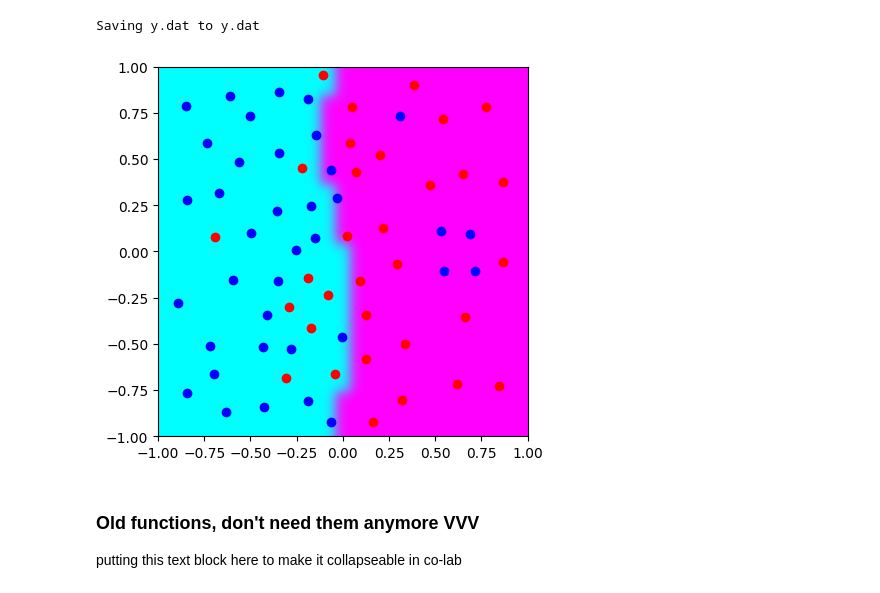
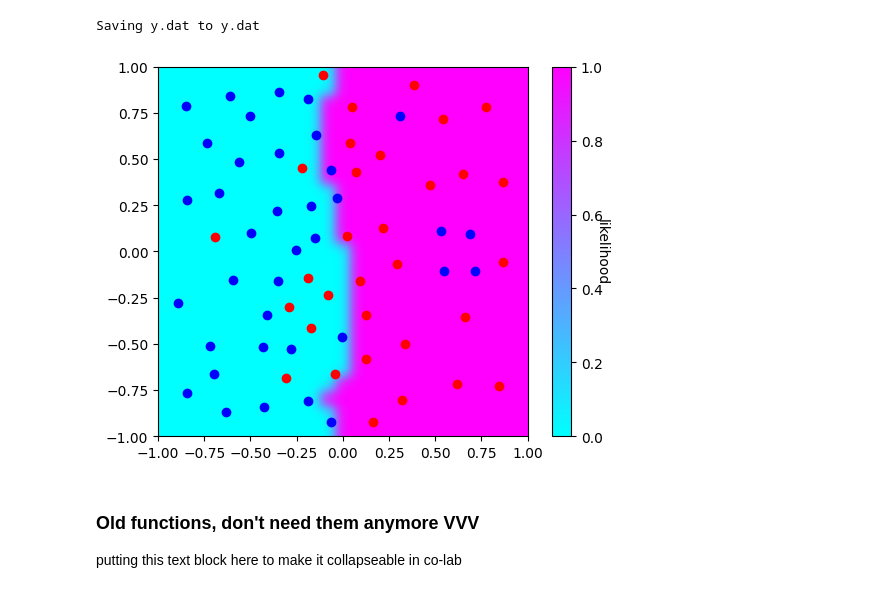
Before and after one commit to slevy14/COMP347HWS, a Jupyter notebook: ML_Homework_2.ipynb, the cells around one changed output. Cells and saved outputs as stored; diff of their text form; code cells hidden in the pictures.

Commit message:
separated generating pred and plotting the heatmap, added a basic colorbar

```diff
--- a/ML_Homework_2.ipynb
+++ b/ML_Homework_2.ipynb
@@ -148,7 +148,7 @@ def main():
 main()
 # %%
 ### HEATMAP
-def heatmap_plot(x_train, y_train, tau, res):
+def heatmap_gen(x_train, y_train, tau, res):
     # Setup plotting grid
     xx, yy = np.meshgrid(np.linspace(-1, 1, res), np.linspace(-1, 1, res))
     # Make predictions
@@ -168,19 +168,11 @@ def heatmap_plot(x_train, y_train, tau, res):
                 pred[i][j] = 0
             # Print for testing
             # print(i, j, pred[i][j])
-    # Scatter plot data points
-    for i in range(0,y_train.size):
-        if y_train[i]==0:
-            plt.scatter(x_train[i,0],x_train[i,1],c='b')
-        if y_train[i]==1:
-            plt.scatter(x_train[i,0],x_train[i,1],c='r')
-    # Plot heat map
-    plt.imshow(pred, cmap='cool',interpolation='gaussian',extent=[-1,1,-1,1])  # interpolation is just different kinds of blurry on the map
-    plt.show()
+    return pred
 
 resolution = 25
 tau = 0.5
-heatmap_plot(X_train, Y_train, tau, resolution)
+pred = heatmap_gen(X_train, Y_train, tau, resolution)
 
 ## RUNTIMES (from sammy 10/4) -- this was run with the print statements so it might be a litttttle faster than this without
 # res = 2  , 1sec
@@ -191,8 +183,23 @@ heatmap_plot(X_train, Y_train, tau, resolution)
 # res = 50 , 3min16sec
 # res = 75 , 6min57sec
 # res = 100, 12min30sec (PREDICTION: 12min49sec)
-# %% [output]
-[figure, removed]
+# %%
+def heatmap_plot(x_train, y_train, pred):
+  # Scatter plot data points
+    for i in range(0,y_train.size):
+        if y_train[i]==0:
+            plt.scatter(x_train[i,0],x_train[i,1],c='b')
+        if y_train[i]==1:
+            plt.scatter(x_train[i,0],x_train[i,1],c='r')
+    # Plot heat map
+    plt.imshow(pred, cmap='cool',interpolation='gaussian',extent=[-1,1,-1,1])  # interpolation is just different kinds of blurry on the map
+    cbar = plt.colorbar(cmap='cool')
+    cbar.set_label('likelihood', rotation = 270)
+    plt.show()
+
+heatmap_plot(X_train, Y_train, pred)
+# %% [output]
+[figure, added]
 # %% [markdown]
 ### Old functions, don't need them anymore VVV
 putting this text block here to make it collapseable in co-lab
```
